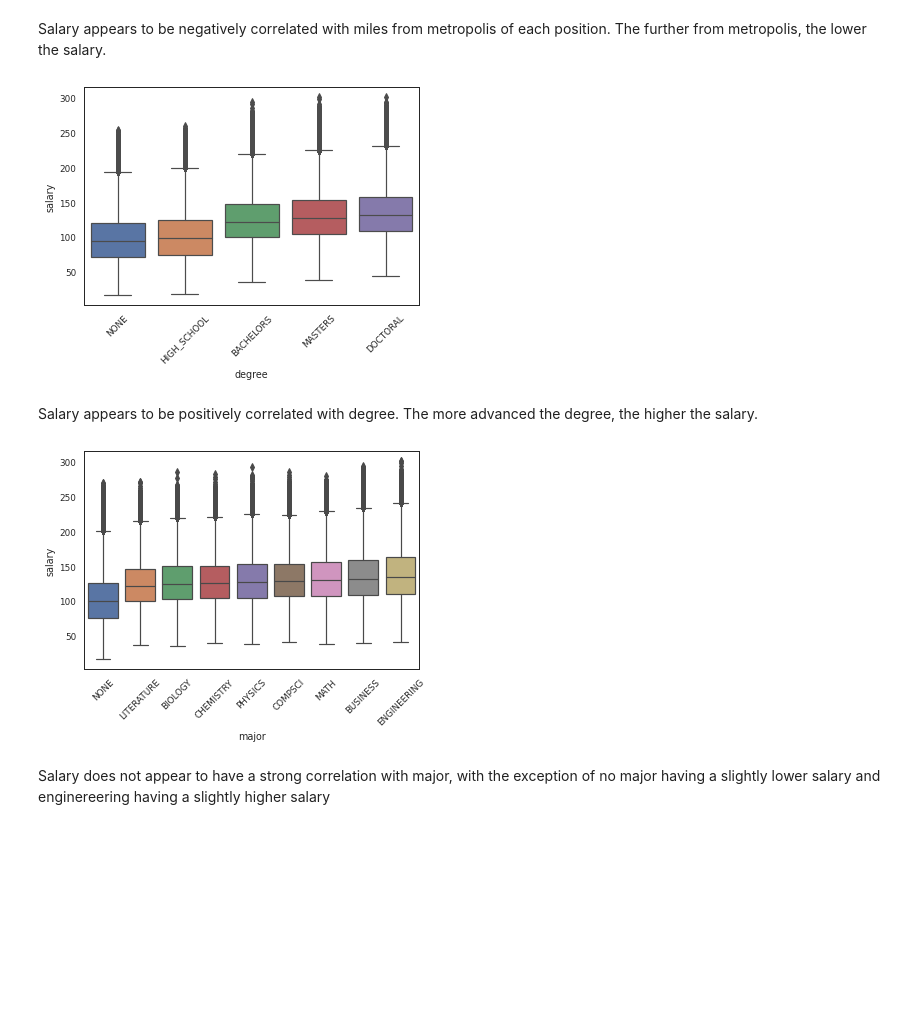
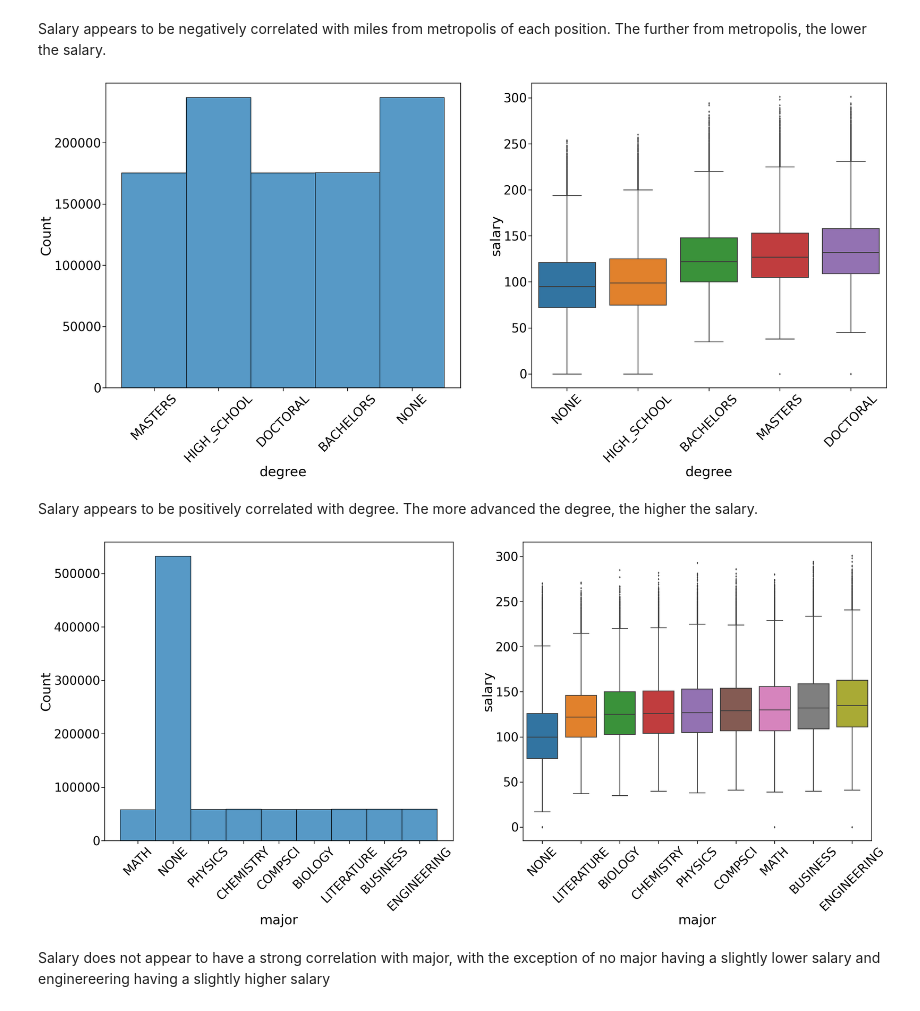
Before and after one commit to kevinmoldovan/salarypredictionsproject, a Jupyter notebook: First Portfolio Project.ipynb, the cells around one changed output. Cells and saved outputs as stored; diff of their text form; code cells hidden in the pictures; blank space fills up the shorter version.

```diff
--- a/First Portfolio Project.ipynb
+++ b/First Portfolio Project.ipynb
@@ -259,7 +259,11 @@ plt.show()
 The mean salary appears to be close to 110,000 with a few large salaries over 200,000 skewing the distribution to the left
 # %%
 #visualizing years of experience vs salary
+sns.set_context("poster", font_scale=2)
 plt.figure(figsize = (50, 20))
+plt.subplot(1,2,1)
+sns.boxplot(x = 'yearsExperience', data = train_df)
+plt.subplot(1,2,2)
 sns.boxplot(x = 'yearsExperience', y = 'salary', data = train_df)
 plt.suptitle('Years of Experience vs Salary')
 plt.show()
@@ -270,7 +274,12 @@ Salary appears to be positively correlated with years of experience.  As years o
 # %%
 #visualizing job type vs salary
 meanorder = train_df.groupby(by=['jobType'])['salary'].mean().sort_values().index
-sns.set_context("paper", font_scale=1)
+sns.set_context("poster", font_scale=2)
+plt.figure(figsize = (50, 20))
+plt.subplot(1,2,1)
+sns.histplot(x = 'jobType', data = train_df)
+plt.xticks(rotation=45)
+plt.subplot(1,2,2)
 sns.boxplot(x='jobType', y='salary', data=train_df, order=meanorder)
 plt.xticks(rotation=45)
 plt.show()
@@ -280,6 +289,11 @@ plt.show()
 Salary appears to be positively correlated with job types of advancing career progression
 # %%
 #visualizing miles from metropolis vs salary
+sns.set_context("poster", font_scale=2)
+plt.figure(figsize = (50, 20))
+plt.subplot(1,2,1)
+sns.boxplot(x = 'milesFromMetropolis', data = train_df)
+plt.subplot(1,2,2)
 sns.lineplot(x = 'milesFromMetropolis' , y = 'salary', data = train_df)
 plt.suptitle('Miles From Metropolis vs Salary')
 plt.show()
@@ -290,23 +304,33 @@ Salary appears to be negatively correlated with miles from metropolis of each po
 # %%
 #visualizing degree vs salary
 meanorder = train_df.groupby(by=['degree'])['salary'].mean().sort_values().index
-sns.set_context("paper", font_scale=1)
+sns.set_context("poster", font_scale=2)
+plt.figure(figsize = (50, 20))
+plt.subplot(1,2,1)
+sns.histplot(x = 'degree', data = train_df)
+plt.xticks(rotation=45)
+plt.subplot(1,2,2)
 sns.boxplot(x='degree', y='salary', data=train_df, order=meanorder)
 plt.xticks(rotation=45)
 plt.show()
 # %% [output]
-[figure, old version]
+[figure, new version]
 # %% [markdown]
 Salary appears to be positively correlated with degree.  The more advanced the degree, the higher the salary.
 # %%
 #visualizing major vs salary
 meanorder = train_df.groupby(by=['major'])['salary'].mean().sort_values().index
-sns.set_context("paper", font_scale=1)
+sns.set_context("poster", font_scale=2)
+plt.figure(figsize = (50, 20))
+plt.subplot(1,2,1)
+sns.histplot(x = 'major', data = train_df)
+plt.xticks(rotation=45)
+plt.subplot(1,2,2)
 sns.boxplot(x='major', y='salary', data=train_df, order=meanorder)
 plt.xticks(rotation=45)
 plt.show()
 # %% [output]
-[figure, old version]
+[figure, new version]
 # %% [markdown]
 Salary does not appear to have a strong correlation with major, with the exception of no major having a slightly lower salary and enginereering having a slightly higher salary
 # %%
```
Also changed, not shown: parts of 21 cells of this notebook.
